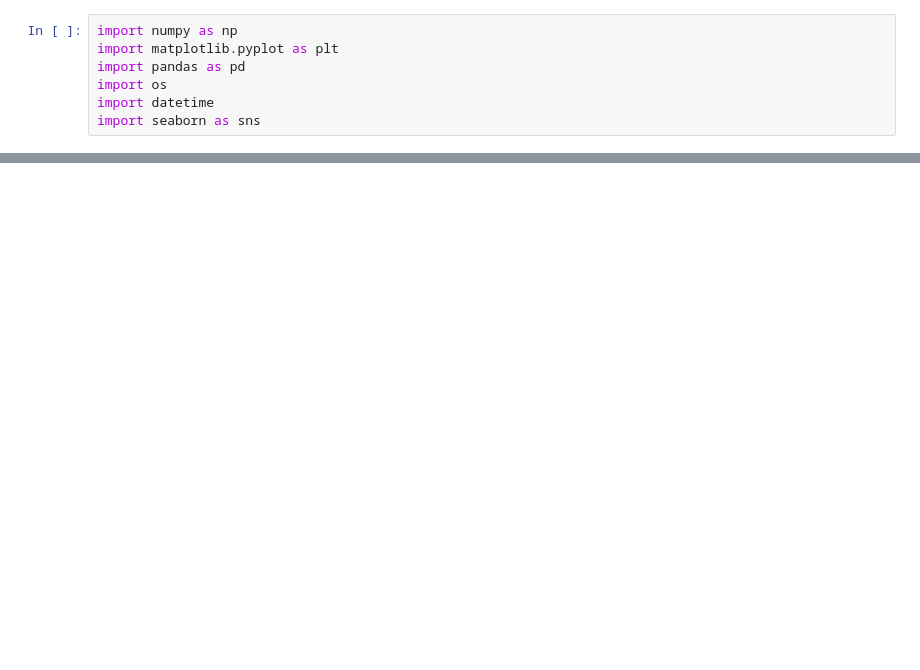
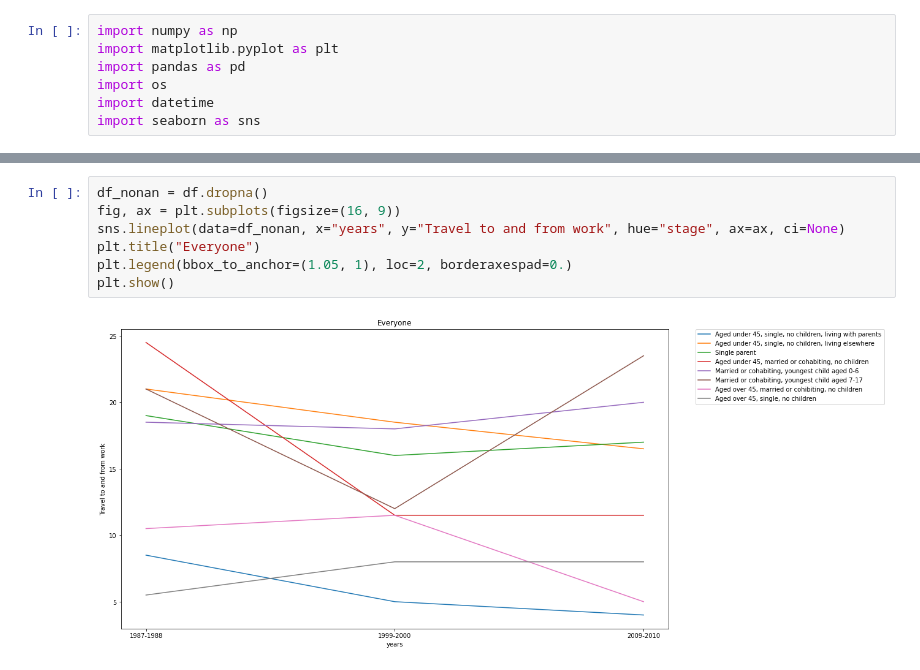
Before and after one commit to KazuichiroTaira/FMS, a Jupyter notebook: Firstassignment/stageinfamilycycle.ipynb, the cells around one changed output, grey strips where cells are left out. Cells and saved outputs as stored; diff of their text form; blank space fills up the shorter version.

```diff
--- a/Firstassignment/stageinfamilycycle.ipynb
+++ b/Firstassignment/stageinfamilycycle.ipynb
@@ -102,0 +128,9 @@ Women 2009-2010 XXXX 0.05
+# %%
+df_nonan = df.dropna()
+fig, ax = plt.subplots(figsize=(16, 9))
+sns.lineplot(data=df_nonan, x="years", y="Travel to and from work", hue="stage", ax=ax, ci=None)
+plt.title("Everyone")
+plt.legend(bbox_to_anchor=(1.05, 1), loc=2, borderaxespad=0.)
+plt.show()
+# %% [output]
+[figure, added]
```
Also changed, not shown: parts of 29 cells of this notebook, 16 other files.
